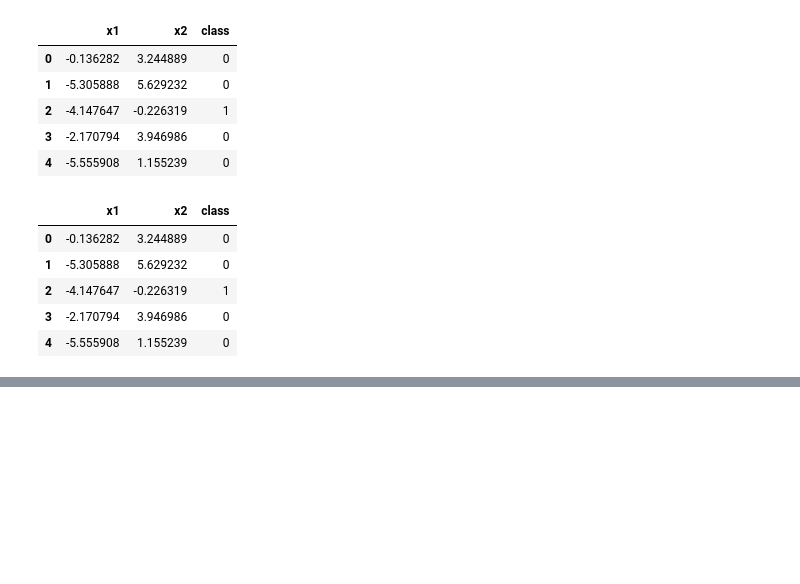
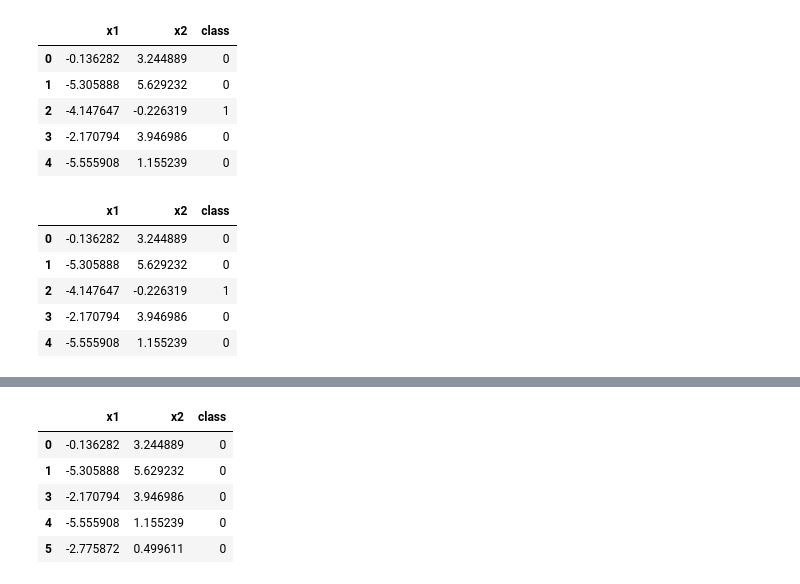
Before and after one commit to kiboiWanjohi/EASY_ML, a Jupyter notebook: Tutorials/Assignment_3_Neural_Network_By_Hand.ipynb, the cells around one changed output, grey strips where cells are left out. Drawn from its saved outputs; the diff is of its cells as text; code cells hidden in the pictures; blank space fills up the shorter version.

```diff
--- a/Tutorials/Assignment_3_Neural_Network_By_Hand.ipynb
+++ b/Tutorials/Assignment_3_Neural_Network_By_Hand.ipynb
@@ -141,2 +147,11 @@ bkg = train[train['y'] == 0]
+# %%
+bkg.head()
+# %% [output]
+|  | x1 | x2 | class |
+| 0 | -0.136282 | 3.244889 | 0 |
+| 1 | -5.305888 | 5.629232 | 0 |
+| 3 | -2.170794 | 3.946986 | 0 |
+| 4 | -5.555908 | 1.155239 | 0 |
+| 5 | -2.775872 | 0.499611 | 0 |
 # %%
 inputs = ['x1', 'x2']
```
Also changed, not shown: parts of 8 cells of this notebook.
